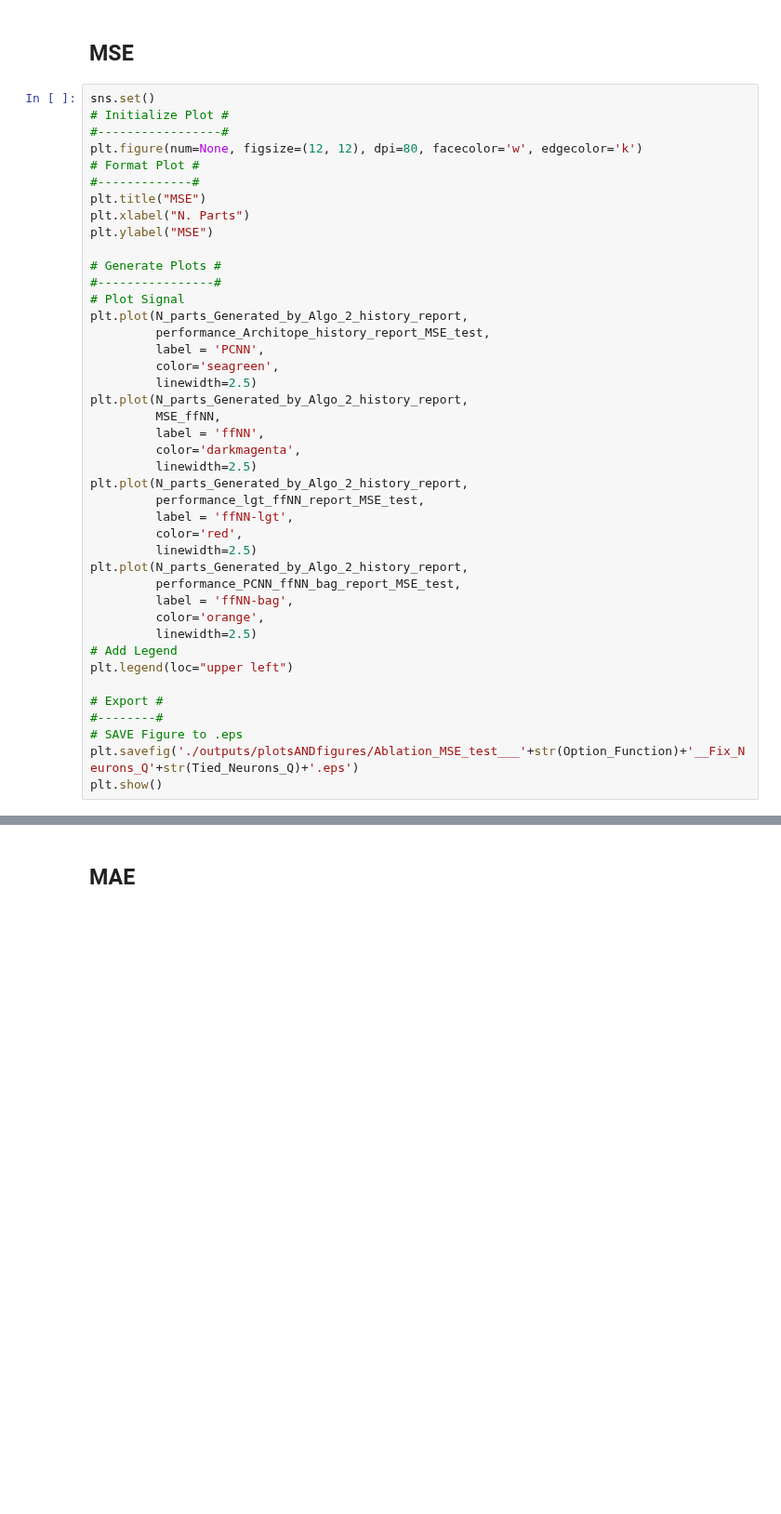
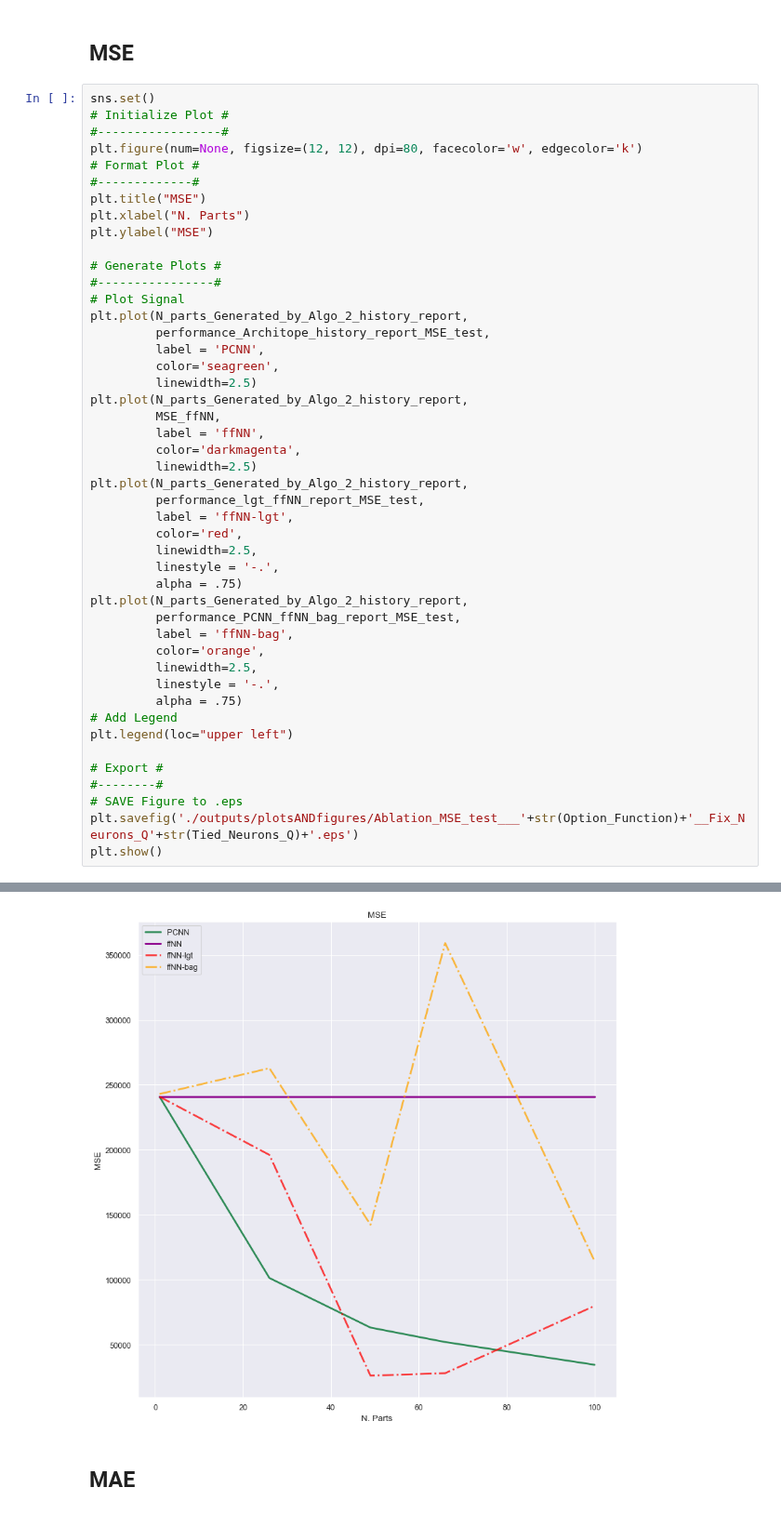
Before and after one commit to AnastasisKratsios/Architopes_Semisupervised, a Jupyter notebook: PCNNs_Ablation_for_Revirews_New_Better_Shinier_Version.ipynb, the cells around one changed output, grey strips where cells are left out. Shown at 93% size. Drawn from its saved outputs; the diff is of its cells as text; blank space fills up the shorter version.

Commit message:
beatified plots
Co-Authored-By: Behnoosh Zamanlooy <61875950+bzamanlooy@users.noreply.github.com>

```diff
--- a/PCNNs_Ablation_for_Revirews_New_Better_Shinier_Version.ipynb
+++ b/PCNNs_Ablation_for_Revirews_New_Better_Shinier_Version.ipynb
@@ -840,12 +880,16 @@ plt.plot(N_parts_Generated_by_Algo_2_history_report,
          performance_lgt_ffNN_report_MSE_test,
          label = 'ffNN-lgt',
          color='red',
-         linewidth=2.5)
+         linewidth=2.5,
+         linestyle = '-.',
+         alpha = .75)
 plt.plot(N_parts_Generated_by_Algo_2_history_report,
          performance_PCNN_ffNN_bag_report_MSE_test,
          label = 'ffNN-bag',
          color='orange',
-         linewidth=2.5)
+         linewidth=2.5,
+         linestyle = '-.',
+         alpha = .75)
 # Add Legend
 plt.legend(loc="upper left")
 
@@ -854,3 +898,4 @@ plt.legend(loc="upper left")
 # SAVE Figure to .eps
 plt.savefig('./outputs/plotsANDfigures/Ablation_MSE_test___'+str(Option_Function)+'__Fix_Neurons_Q'+str(Tied_Neurons_Q)+'.eps')
 plt.show()
+# %% [output]
@@ -857,3 +908,4 @@ plt.show()
+[figure, added]
 # %% [markdown]
 ## MAE
 # %%
```
Also changed, not shown: parts of 13 cells of this notebook, 17 other files.
